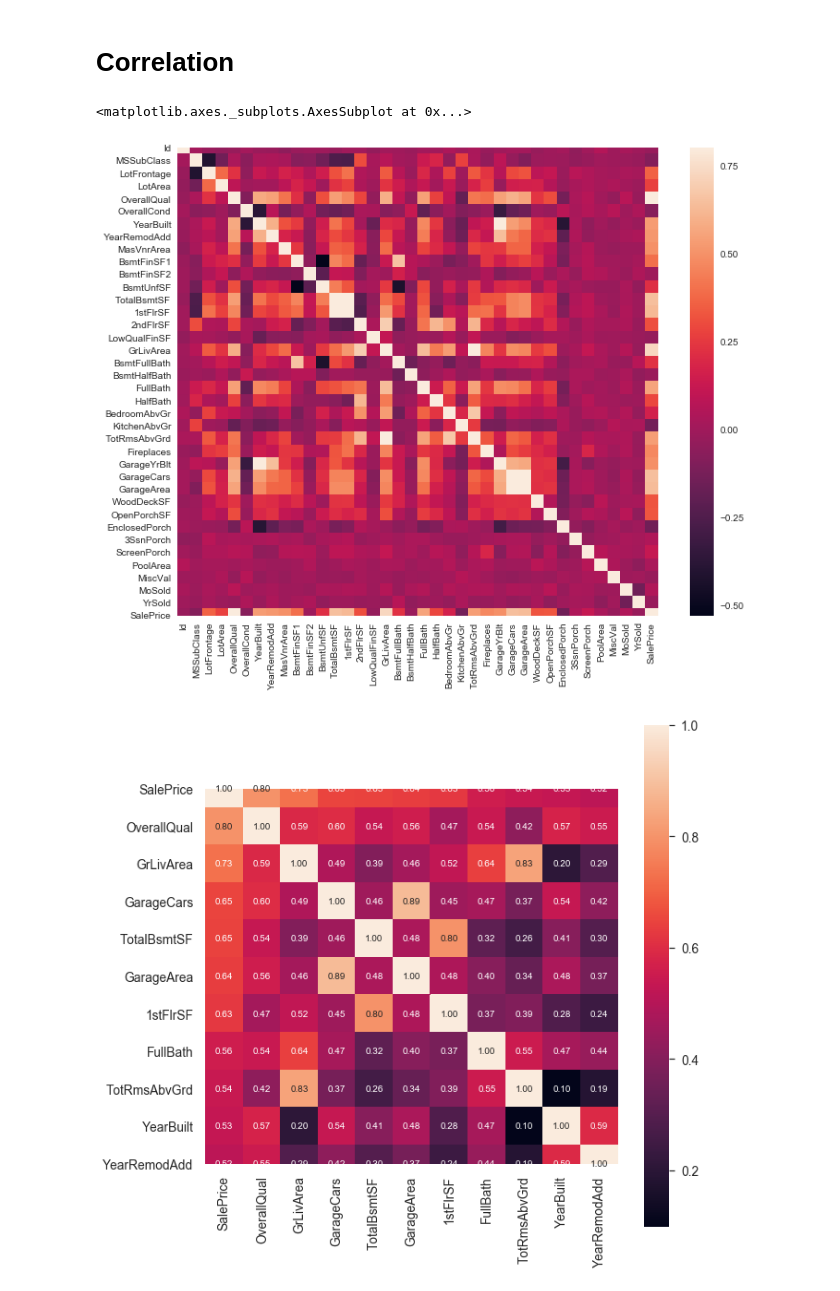
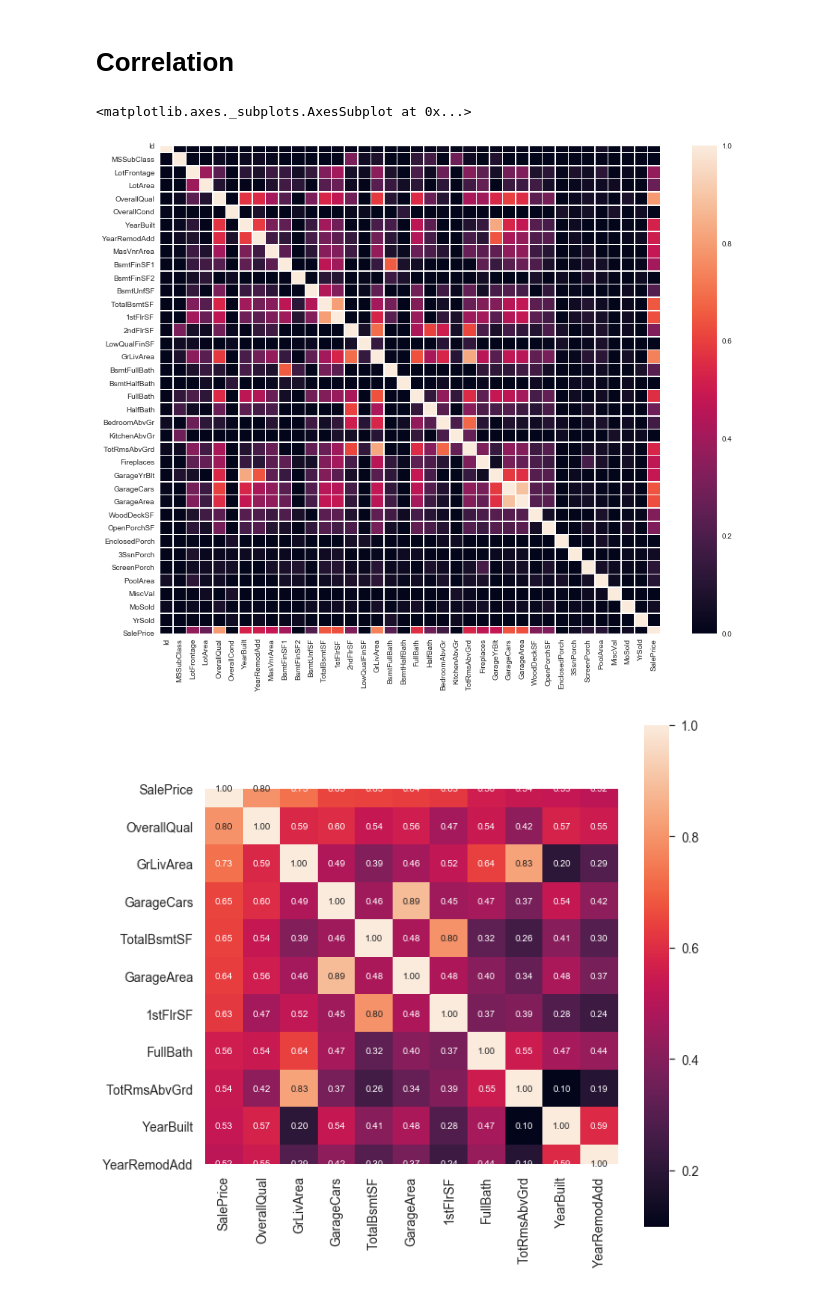
Before and after one commit to ktread/SurrealEstates, a Jupyter notebook: Chung/Preprocessing.ipynb, the cells around one changed output. Cells and saved outputs as stored; diff of their text form; code cells hidden in the pictures.

```diff
--- a/Chung/Preprocessing.ipynb
+++ b/Chung/Preprocessing.ipynb
@@ -16,13 +16,13 @@ df_train = pd.read_csv('train.csv')
 df_test = pd.read_csv('test.csv')
 # %%
 num_col = df_train.dtypes[df_train.dtypes != object].index
-z = np.abs(zscore(df_train[num_col]))
-row, col = np.where(z > 4)
-df = pd.DataFrame({"row": row, "col": col})
-rows_count = df.groupby(['row']).count()
+# z = np.abs(zscore(df_train[num_col]))
+# row, col = np.where(z > 4)
+# df = pd.DataFrame({"row": row, "col": col})
+# rows_count = df.groupby(['row']).count()
 
-outliers = rows_count[rows_count.col > 2].index
-df_train.drop(outliers, inplace=True)
+# outliers = rows_count[rows_count.col > 2].index
+# df_train.drop(outliers, inplace=True)
 # %%
 num_col
 # %% [output]
@@ -57,11 +57,11 @@ df_train.head()
 # Correlation
 # %%
 corrmat = df_train.corr()
-f, ax = plt.subplots(figsize=(12, 9))
-sns.heatmap(corrmat, vmax=.8, square=True)
+f, ax = plt.subplots(figsize=(15, 12))
+sns.heatmap(corrmat,linewidths=.5,vmin=0, vmax=1, square=True)
 # %% [output]
 <matplotlib.axes._subplots.AxesSubplot at 0x...>
-[figure, old version]
+[figure, new version]
 # %%
 plt.figure(figsize=(10,10))
 cols = corrmat.nlargest(11, 'SalePrice')['SalePrice'].index
```
Also changed, not shown: parts of 4 cells of this notebook.
